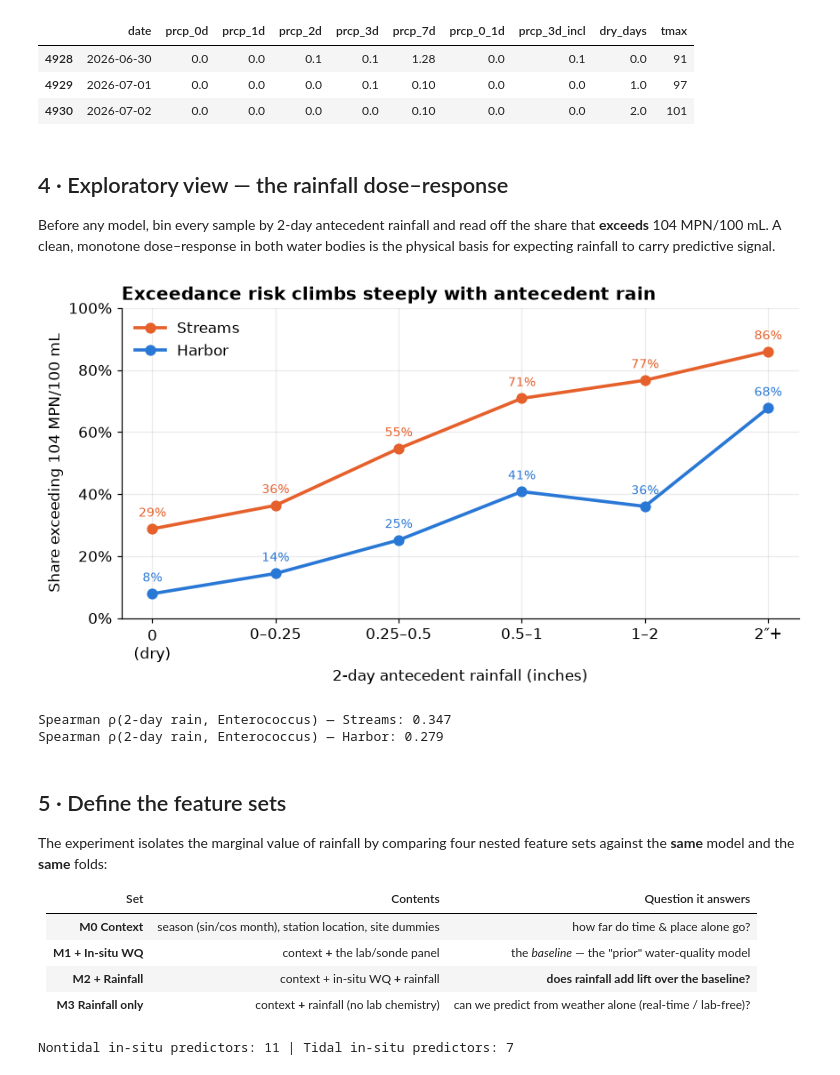
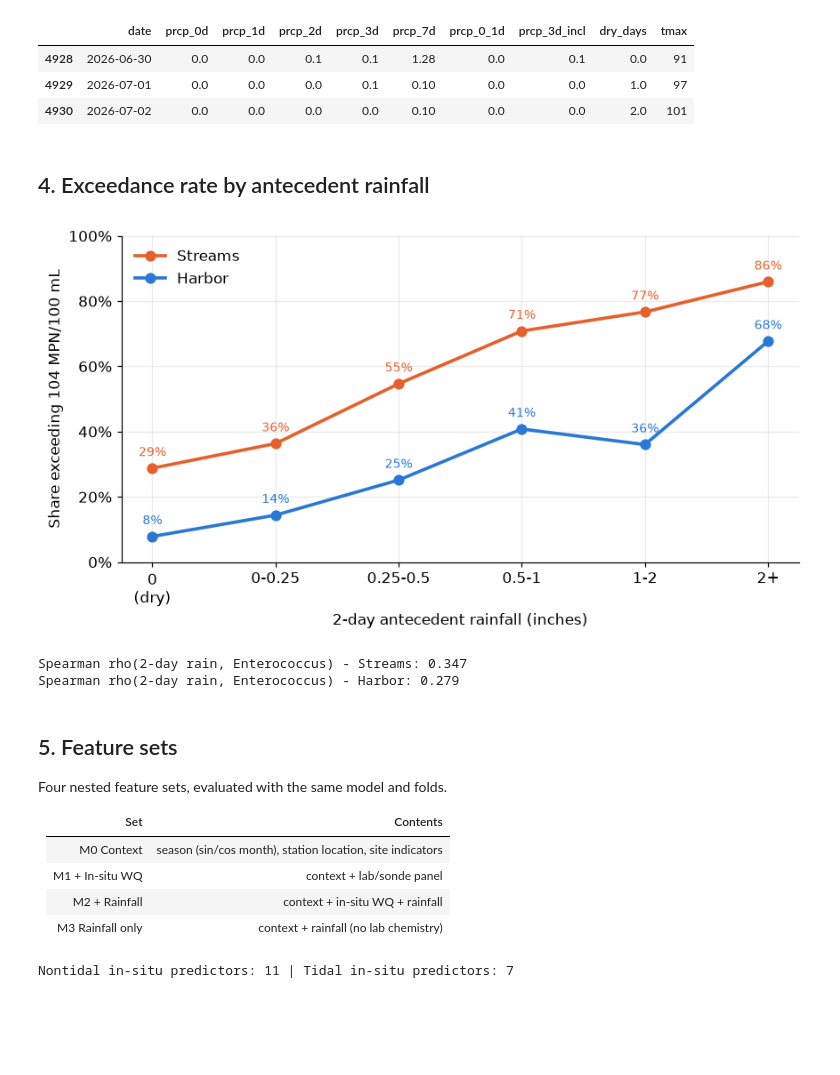
Before and after one commit to Olorunfunmi12/scholarhub, a Jupyter notebook: analysis/bacteria_ml/Enterococcus_rainfall_streamflow_ML.ipynb, the cells around one changed output. Drawn from its saved outputs; the diff is of its cells as text; code cells hidden in the pictures; blank space fills up the shorter version.

```diff
--- a/analysis/bacteria_ml/Enterococcus_rainfall_streamflow_ML.ipynb
+++ b/analysis/bacteria_ml/Enterococcus_rainfall_streamflow_ML.ipynb
@@ -80,20 +69,20 @@ def clean_bacteria(s):
         if pd.isna(v): return np.nan
         if isinstance(v, (int, float)): return float(v)
         t = str(v).strip().replace(",", "")
-        if t.startswith("<"): return float(t[1:]) / 2.0    # half the detection limit
-        if t.startswith(">"): return float(t[1:])          # upper reporting limit
+        if t.startswith("<"): return float(t[1:]) / 2.0
+        if t.startswith(">"): return float(t[1:])
         try:    return float(t)
         except: return np.nan
     return s.map(f)
 
 def to_date(s):
-    # Excel serial ints OR datetimes -> normalized dates.
+    # Excel serial ints or datetimes -> normalized dates.
     if np.issubdtype(s.dtype, np.number):
         return pd.to_datetime(s, unit="D", origin="1899-12-30").dt.normalize()
     return pd.to_datetime(s, errors="coerce").dt.normalize()
 
 def harmonize(a, b):
-    b_equiv = 10**(-0.0424 + 0.7830*np.log10(b + 1)) - 1     # BWB -> A2LA-equivalent
+    b_equiv = 10**(-0.0424 + 0.7830*np.log10(b + 1)) - 1
     return a.where(a.notna(), b_equiv)
 
 def load_sheet(sheet, kind):
@@ -114,6 +103,6 @@ nontidal = load_sheet("BWB Nontidal Data 2013-2024","nontidal")
 for name, df in [("Tidal harbor", tidal), ("Nontidal streams", nontidal)]:
     d = df[df["entero"].notna()]
     print(f"{name:18s}: {len(d):5d} samples with target | "
-          f"{d['date'].min().date()} → {d['date'].max().date()} | "
+          f"{d['date'].min().date()} to {d['date'].max().date()} | "
           f"sources {d['entero_src'].value_counts().to_dict()}")
 # %% [output]
@@ -166,54 +152,48 @@ Rainfall features: ['prcp_0d', 'prcp_1d', 'prcp_2d', 'prcp_3d', 'prcp_7d', 'prcp
 | 4928 | 2026-06-30 | 0.0 | 0.0 | 0.1 | 0.1 | 1.28 | 0.0 | 0.1 | 0.0 | 91 |
 | 4929 | 2026-07-01 | 0.0 | 0.0 | 0.0 | 0.1 | 0.10 | 0.0 | 0.0 | 1.0 | 97 |
 | 4930 | 2026-07-02 | 0.0 | 0.0 | 0.0 | 0.0 | 0.10 | 0.0 | 0.0 | 2.0 | 101 |
-# %% [markdown]
-## 4 · Exploratory view — the rainfall dose–response
-
-Before any model, bin every sample by 2-day antecedent rainfall and read off the share that **exceeds**
-104 MPN/100 mL. A clean, monotone dose–response in both water bodies is the physical basis for expecting rainfall
-to carry predictive signal.
+# %% [markdown]
+## 4. Exceedance rate by antecedent rainfall
 # %%
 from scipy.stats import spearmanr
 bins = [-0.01, 0.01, 0.25, 0.5, 1.0, 2.0, 99]
-labs = ["0\n(dry)", "0–0.25", "0.25–0.5", "0.5–1", "1–2", "2″+"]
+labs = ["0\n(dry)", "0-0.25", "0.25-0.5", "0.5-1", "1-2", "2+"]
 
 fig, ax = plt.subplots(figsize=(8, 4.4))
 rows = []
 for name, df, color in [("Streams", nontidal, STREAM), ("Harbor", tidal, HARBOR)]:
     d = df[df["entero"].notna()].copy()
     d["exc"] = (d["entero"] > THRESH).astype(int)
     d["b"]   = pd.cut(pd.to_numeric(d["prcp_0_1d"], errors="coerce"), bins=bins, labels=labs)
     g = d.groupby("b", observed=True)["exc"].agg(["mean", "count"])
     ax.plot(range(len(g)), g["mean"]*100, "-o", color=color, lw=2.4, ms=7, label=name)
-    for i, (m, n) in enumerate(zip(g["mean"], g["count"])):
+    for i, m in enumerate(g["mean"]):
         ax.annotate(f"{m*100:.0f}%", (i, m*100), textcoords="offset points",
                     xytext=(0, 9), ha="center", fontsize=9, color=color)
     rho = spearmanr(pd.to_numeric(d["prcp_0_1d"], errors="coerce"), d["entero"], nan_policy="omit").correlation
     rows.append((name, rho))
 ax.set_xticks(range(len(labs))); ax.set_xticklabels(labs)
 ax.set_ylabel("Share exceeding 104 MPN/100 mL"); ax.set_ylim(0, 100)
 ax.yaxis.set_major_formatter(PercentFormatter())
 ax.set_xlabel("2-day antecedent rainfall (inches)")
-ax.set_title("Exceedance risk climbs steeply with antecedent rain", loc="left", fontweight="bold")
 ax.legend(frameon=False); plt.tight_layout(); plt.show()
 for name, rho in rows:
-    print(f"Spearman ρ(2-day rain, Enterococcus) — {name}: {rho:.3f}")
+    print(f"Spearman rho(2-day rain, Enterococcus) - {name}: {rho:.3f}")
 # %% [output]
-[figure, old version]
+[figure, new version]
-Spearman ρ(2-day rain, Enterococcus) — Streams: 0.347
-Spearman ρ(2-day rain, Enterococcus) — Harbor: 0.279
+Spearman rho(2-day rain, Enterococcus) - Streams: 0.347
+Spearman rho(2-day rain, Enterococcus) - Harbor: 0.279
 # %% [markdown]
-## 5 · Define the feature sets
+## 5. Feature sets
 
-The experiment isolates the marginal value of rainfall by comparing four nested feature sets against the **same**
-model and the **same** folds:
+Four nested feature sets, evaluated with the same model and folds.
 
-| Set | Contents | Question it answers |
-|---|---|---|
-| **M0 Context** | season (sin/cos month), station location, site dummies | how far do time & place alone go? |
-| **M1 + In-situ WQ** | context **+** the lab/sonde panel | the *baseline* — the "prior" water-quality model |
-| **M2 + Rainfall** | context + in-situ WQ **+** rainfall | **does rainfall add lift over the baseline?** |
-| **M3 Rainfall only** | context **+** rainfall (no lab chemistry) | can we predict from weather alone (real-time / lab-free)? |
+| Set | Contents |
+|---|---|
+| M0 Context | season (sin/cos month), station location, site indicators |
+| M1 + In-situ WQ | context + lab/sonde panel |
+| M2 + Rainfall | context + in-situ WQ + rainfall |
+| M3 Rainfall only | context + rainfall (no lab chemistry) |
 # %%
 def add_context(df):
     df = df.copy()
```
Also changed, not shown: parts of 29 cells of this notebook.
